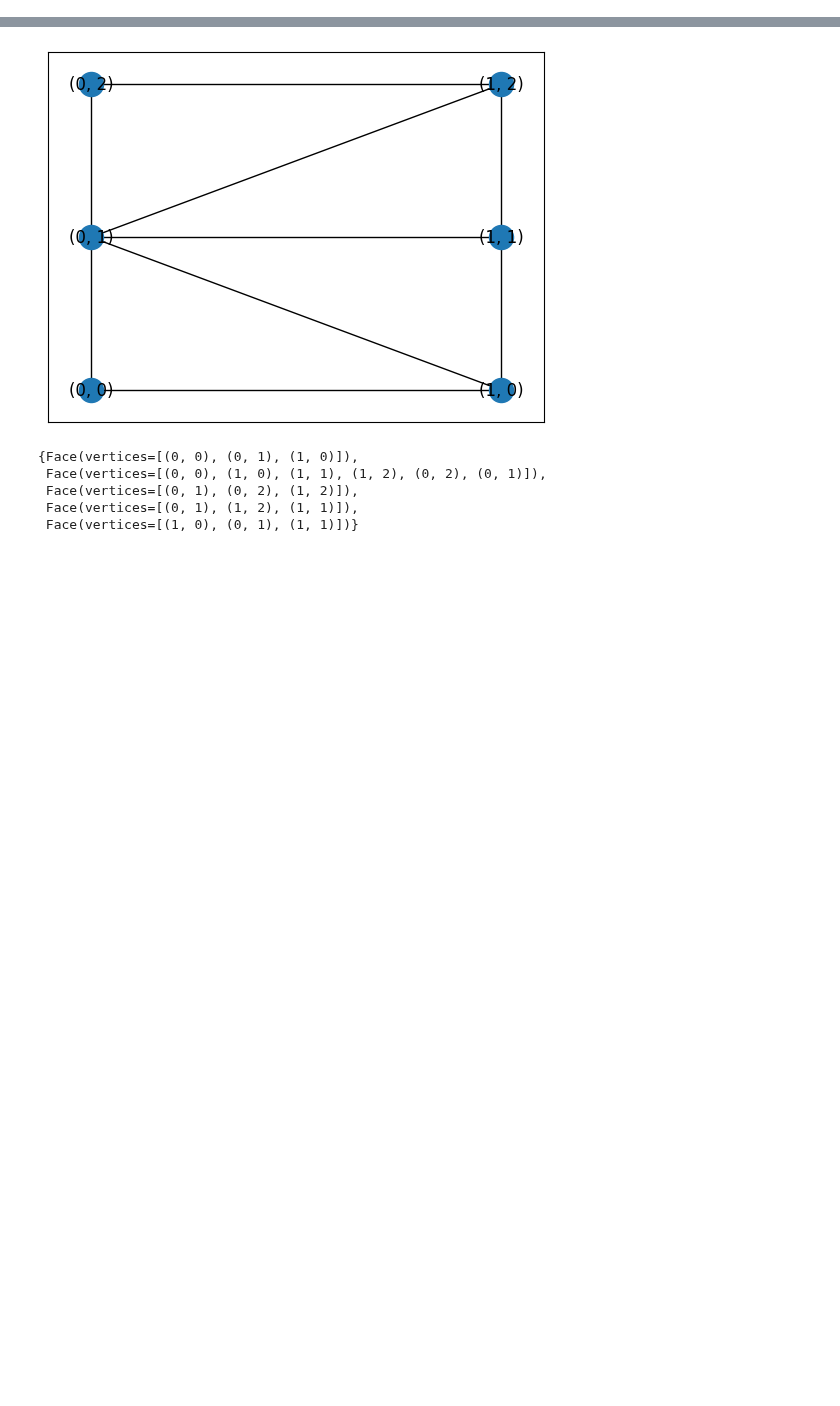
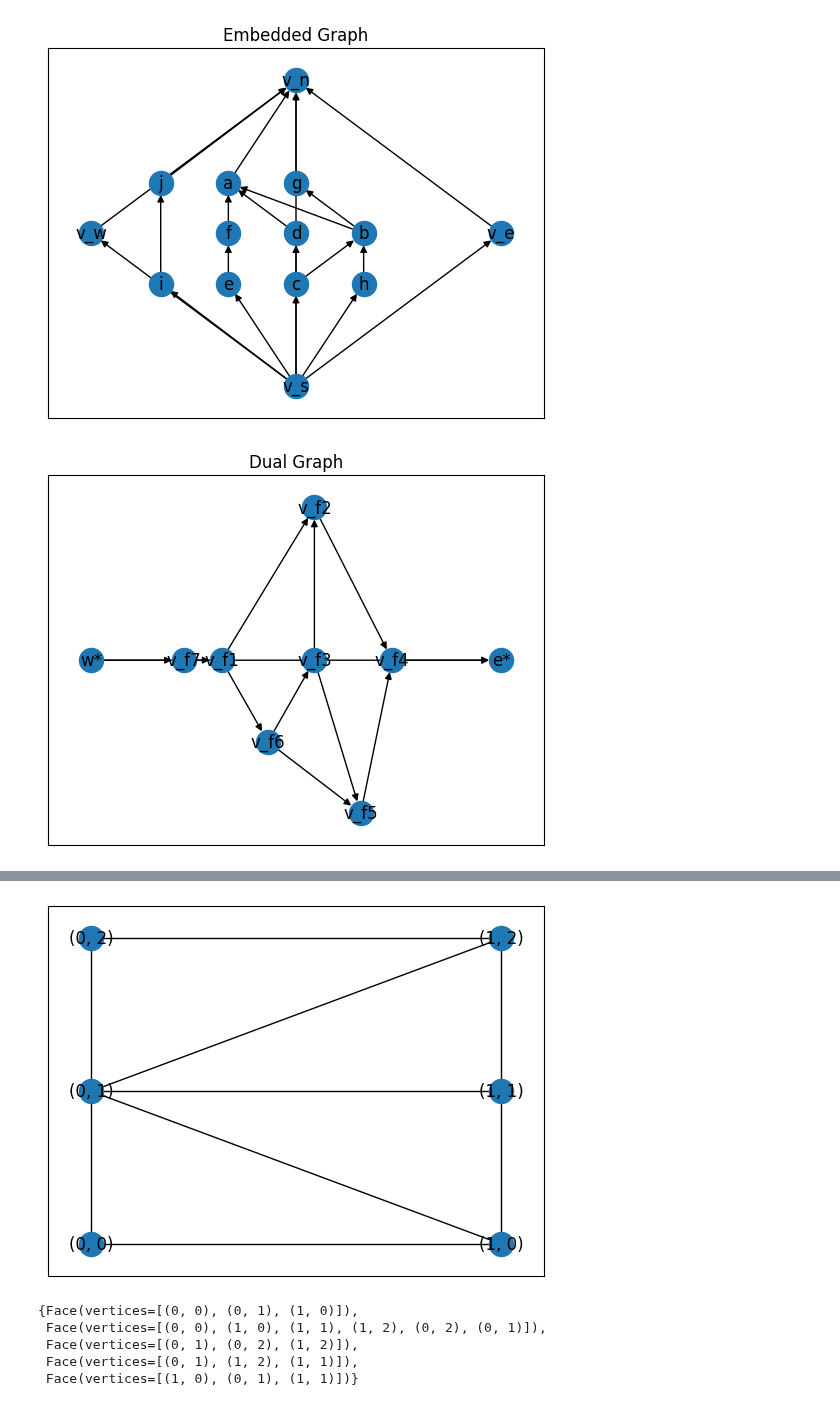
Before and after one commit to juliet29/graph2plan, a Jupyter notebook: notebooks/02_external_embed.ipynb, the cells around one changed output, grey strips where cells are left out. Cells and saved outputs as stored; diff of their text form; code cells hidden in the pictures; blank space fills up the shorter version.

Commit message:
generating 4tp graphs

```diff
--- a/notebooks/02_external_embed.ipynb
+++ b/notebooks/02_external_embed.ipynb
@@ -15,0 +22,8 @@ from graph2plan.dual.helpers import get_embedding_faces
+# %%
+r1, r2 = fully_embed_kant()
+draw=True
+x_domains = create_dual_and_calculate_domains(r1, "y", draw)
+y_domains = create_dual_and_calculate_domains(r2, "x", draw)
+# %% [output]
+[figure, added]
+[figure, added]
```
Also changed, not shown: parts of 28 cells of this notebook, 3 other files.
